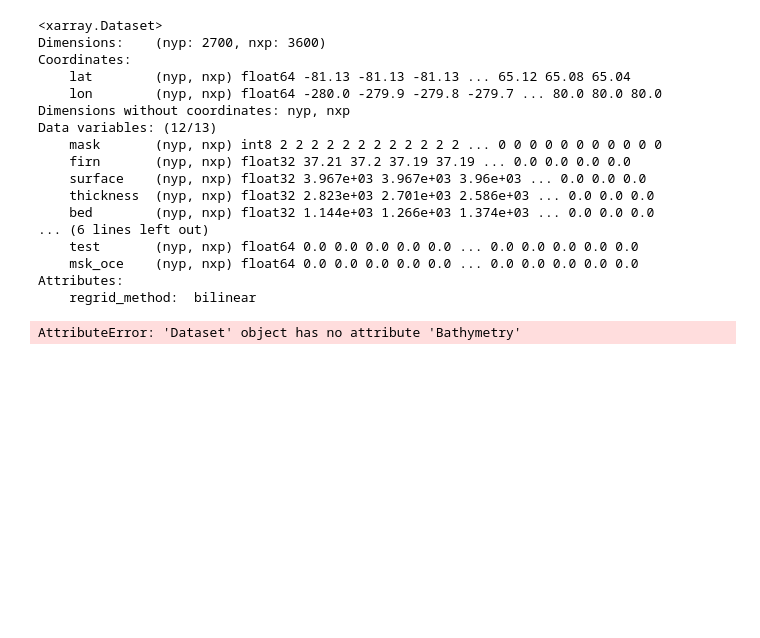
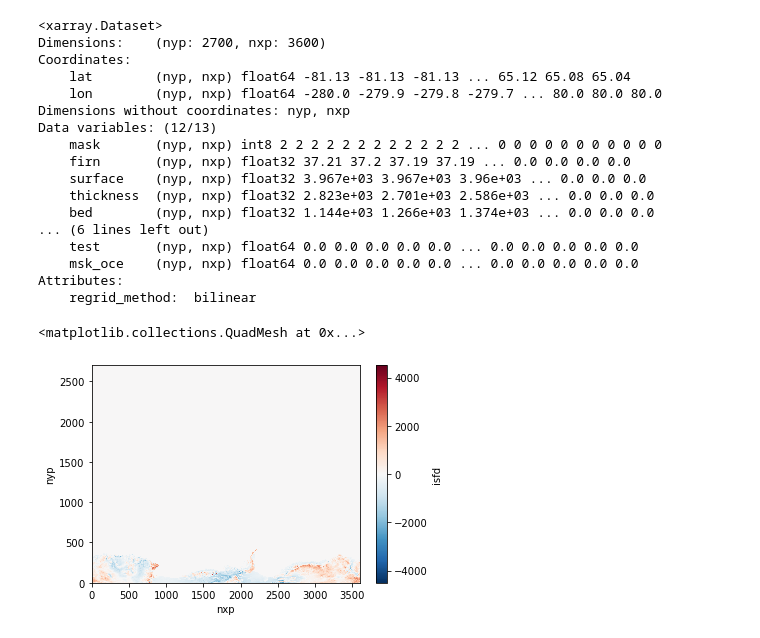
Before and after one commit to pedrocol/basal_mom5-collaborative-project, a Jupyter notebook: notebooks/Ice_shelf/ice_shelf.ipynb, the cells around one changed output. Saved outputs shown, nothing was run; the diff lists cells and outputs as text; code cells hidden in the pictures; blank space fills up the shorter version.

```diff
--- a/notebooks/Ice_shelf/ice_shelf.ipynb
+++ b/notebooks/Ice_shelf/ice_shelf.ipynb
@@ -82,4 +76,5 @@ msk[indexes] = 0
-# %%
-indexes = np.where(data_regrided.Bathymetry > 0.0)
-# %% [output]
-AttributeError: 'Dataset' object has no attribute 'Bathymetry'
+# %%
+data_regrided.isfd.plot()
+# %% [output]
+<matplotlib.collections.QuadMesh at 0x...>
+[figure, added]
```
Also changed, not shown: parts of 7 cells of this notebook, 1 other file.
